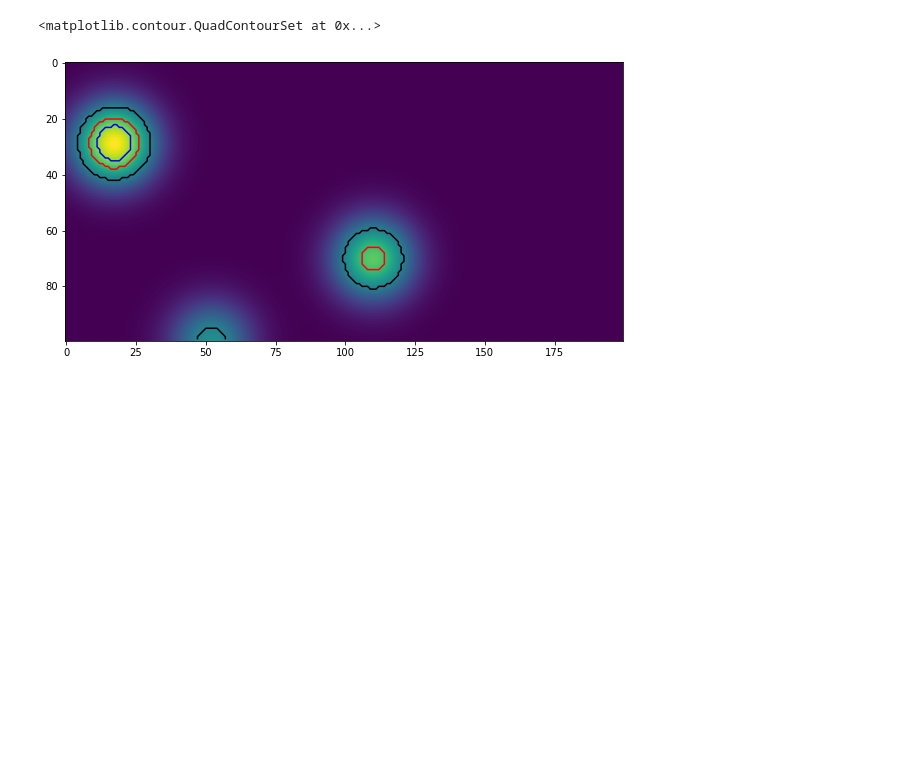
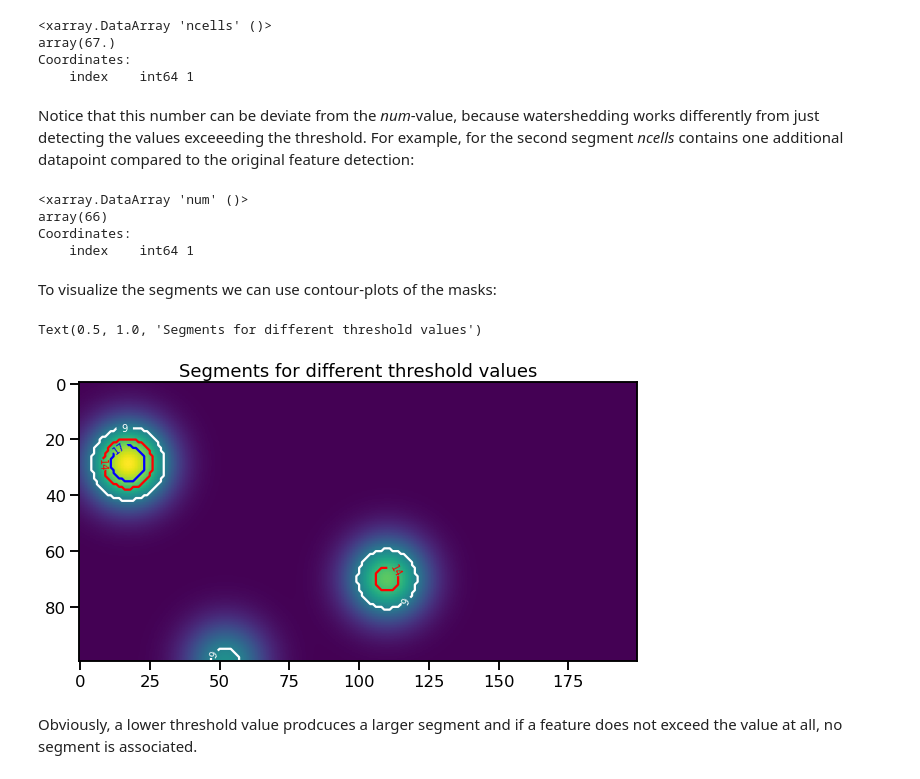
Before and after one commit to tobac-project/tobac-tutorials, a Jupyter notebook: tutorials/Basics/Segmentation.ipynb, the cells around one changed output. Drawn from its saved outputs; the diff is of its cells as text; code cells hidden in the pictures; blank space fills up the shorter version.

Commit message:
Segmentation threshold visualized

```diff
--- a/tutorials/Basics/Segmentation.ipynb
+++ b/tutorials/Basics/Segmentation.ipynb
@@ -1,2 +5,7 @@
 # %%
 import tobac
+import matplotlib.pyplot as plt
+import seaborn as sns
+sns.set_context('talk')
+
+%matplotlib inline
@@ -36,13 +36,36 @@ Data variables: (12/13)
+# %%
+features_mask_1['ncells'][1]
+# %% [output]
+<xarray.DataArray 'ncells' ()>
+array(67.)
+Coordinates:
+    index    int64 1
+# %% [markdown]
+Notice that this number can be deviate from the *num*-value, because watershedding works differently from just detecting the values exceeeding the threshold. For example, for the second segment *ncells* contains one additional datapoint compared to the original feature detection:
+# %%
+features_mask_1['num'][1]
+# %% [output]
+<xarray.DataArray 'num' ()>
+array(66)
+Coordinates:
+    index    int64 1
+# %% [markdown]
+To visualize the segments we can use contour-plots of the masks:
 # %%
-import matplotlib.pyplot as plt
-%matplotlib inline
+masks = [mask_1, mask_2, mask_3]
+colors = ['white', 'red', 'blue']
 
 fig, ax = plt.subplots(ncols = 1, figsize = (10, 10))
+ax.imshow(data[50])
 
-ax.imshow(data[50])
-ax.contour(mask_1[50], levels = [0.5], colors = 'black')
-ax.contour(mask_2[50], levels = [0.5], colors = 'red')
-ax.contour(mask_3[50], levels = [0.5], colors = 'blue')
+for n, mask, color in zip(thresholds, masks, colors):
+
+    CS = ax.contour(mask[50]*n, levels = [n], colors = color)
+    ax.clabel(CS, inline=True, fontsize=10)
+
+ax.set_title('Segments for different threshold values')
 # %% [output]
-<matplotlib.contour.QuadContourSet at 0x...>
+Text(0.5, 1.0, 'Segments for different threshold values')
-[figure, old version]
+[figure, new version]
+# %% [markdown]
+Obviously, a lower threshold value prodcuces a larger segment and if a feature does not exceed the value at all, no segment is associated.
```
Also changed, not shown: parts of 27 cells of this notebook.
